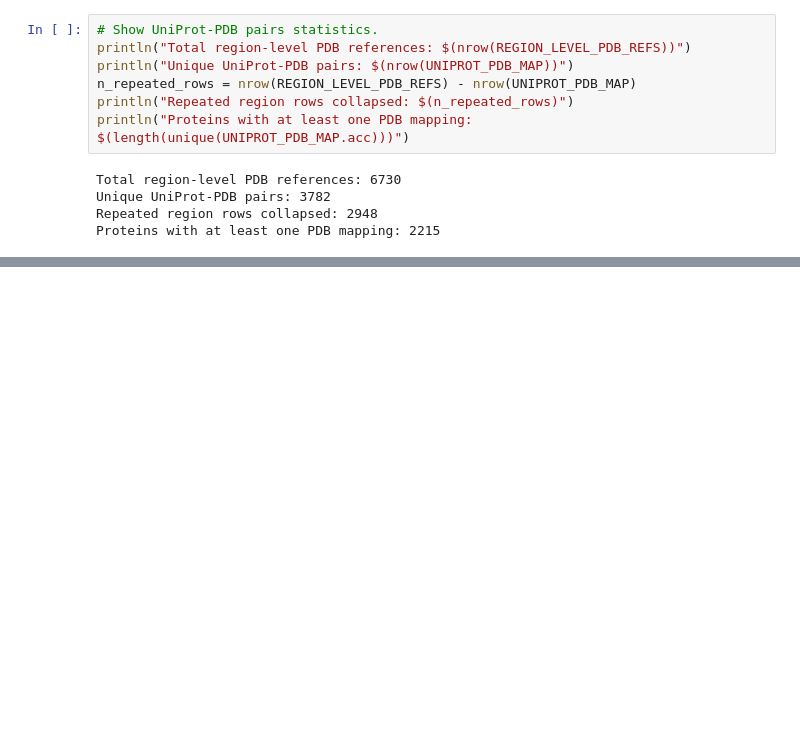
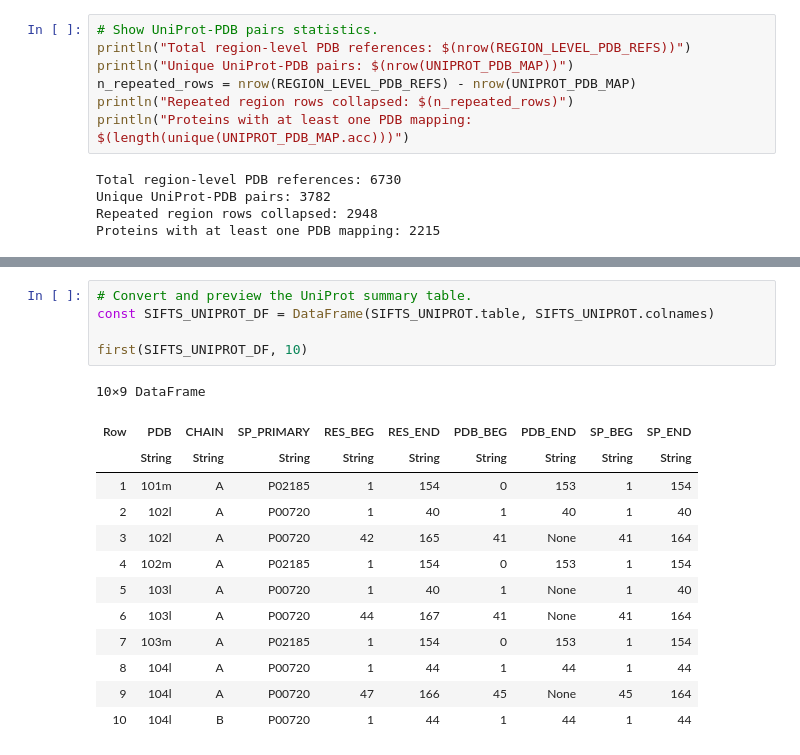
Before and after one commit to diegozea/IDRBindingDataset.jl, a Jupyter notebook: scripts/04_first_stats.ipynb, the cells around one changed output, grey strips where cells are left out. Cells and saved outputs as stored; diff of their text form; blank space fills up the shorter version.

Commit message:
Add SIFTS

```diff
--- a/scripts/04_first_stats.ipynb
+++ b/scripts/04_first_stats.ipynb
@@ -249,0 +279,19 @@ Proteins with at least one PDB mapping: 2215
+# %%
+# Convert and preview the UniProt summary table.
+const SIFTS_UNIPROT_DF = DataFrame(SIFTS_UNIPROT.table, SIFTS_UNIPROT.colnames)
+
+first(SIFTS_UNIPROT_DF, 10)
+# %% [output]
+10×9 DataFrame
+| Row | PDB | CHAIN | SP_PRIMARY | RES_BEG | RES_END | PDB_BEG | PDB_END | SP_BEG | SP_END |
+|  | String | String | String | String | String | String | String | String | String |
+| 1 | 101m | A | P02185 | 1 | 154 | 0 | 153 | 1 | 154 |
+| 2 | 102l | A | P00720 | 1 | 40 | 1 | 40 | 1 | 40 |
+| 3 | 102l | A | P00720 | 42 | 165 | 41 | None | 41 | 164 |
+| 4 | 102m | A | P02185 | 1 | 154 | 0 | 153 | 1 | 154 |
+| 5 | 103l | A | P00720 | 1 | 40 | 1 | None | 1 | 40 |
+| 6 | 103l | A | P00720 | 44 | 167 | 41 | None | 41 | 164 |
+| 7 | 103m | A | P02185 | 1 | 154 | 0 | 153 | 1 | 154 |
+| 8 | 104l | A | P00720 | 1 | 44 | 1 | 44 | 1 | 44 |
+| 9 | 104l | A | P00720 | 47 | 166 | 45 | None | 45 | 164 |
+| 10 | 104l | B | P00720 | 1 | 44 | 1 | 44 | 1 | 44 |
```
Also changed, not shown: parts of 8 cells of this notebook.
